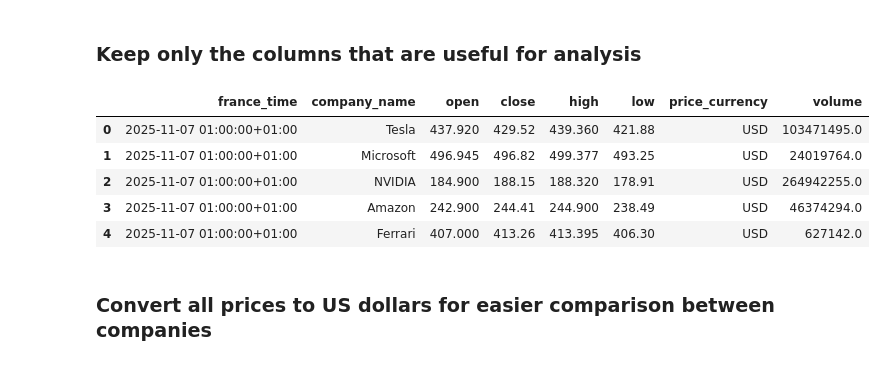
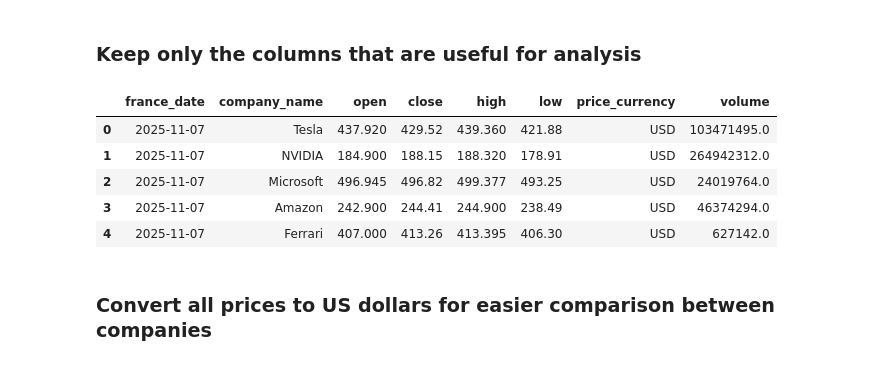
Before and after one commit to StanEM75/Finance_Monitoring, a Jupyter notebook: notebooks/data_exploration.ipynb, the cells around one changed output. Saved outputs shown, nothing was run; the diff lists cells and outputs as text; code cells hidden in the pictures.

```diff
--- a/notebooks/data_exploration.ipynb
+++ b/notebooks/data_exploration.ipynb
@@ -185,35 +188,35 @@ financial_data = financial_data.rename(columns={'name': 'company_name'})
 # %%
 # Specify the columns to keep for further analysis
 columns_to_keep = [
-                    # We only keep the French time as it is the developer's local time
-                    'france_time',
+                    # We only keep the French date as it is the developer's local time
+                    'france_date',
                     # We keep the company name to identify each row
                     'company_name',
                     # We keep the opening price to compare it with the closing price
                     'open',
                     # We keep the closing price to compare it with the opening price
                     'close',
                     # We keep the highest and lowest prices of the day for further analysis
                     'high',
                     'low',
                     # We keep the currency to know in which currency the prices are denominated
                     'price_currency',
                     # We keep the traded volume to compare quantities of stocks traded every day
                     'volume'
                 ]
 
 # Keep only the specified columns
 financial_data = financial_data[columns_to_keep]
 
 # Print the dataframe after keeping only the specified columns
 financial_data.head()
 # %% [output]
-|  | france_time | company_name | open | close | high | low | price_currency | volume |
-| 0 | 2025-11-07 01:00:00+01:00 | Tesla | 437.920 | 429.52 | 439.360 | 421.88 | USD | 103471495.0 |
-| 1 | 2025-11-07 01:00:00+01:00 | Microsoft | 496.945 | 496.82 | 499.377 | 493.25 | USD | 24019764.0 |
-| 2 | 2025-11-07 01:00:00+01:00 | NVIDIA | 184.900 | 188.15 | 188.320 | 178.91 | USD | 264942255.0 |
-| 3 | 2025-11-07 01:00:00+01:00 | Amazon | 242.900 | 244.41 | 244.900 | 238.49 | USD | 46374294.0 |
-| 4 | 2025-11-07 01:00:00+01:00 | Ferrari | 407.000 | 413.26 | 413.395 | 406.30 | USD | 627142.0 |
+|  | france_date | company_name | open | close | high | low | price_currency | volume |
+| 0 | 2025-11-07 | Tesla | 437.920 | 429.52 | 439.360 | 421.88 | USD | 103471495.0 |
+| 1 | 2025-11-07 | NVIDIA | 184.900 | 188.15 | 188.320 | 178.91 | USD | 264942312.0 |
+| 2 | 2025-11-07 | Microsoft | 496.945 | 496.82 | 499.377 | 493.25 | USD | 24019764.0 |
+| 3 | 2025-11-07 | Amazon | 242.900 | 244.41 | 244.900 | 238.49 | USD | 46374294.0 |
+| 4 | 2025-11-07 | Ferrari | 407.000 | 413.26 | 413.395 | 406.30 | USD | 627142.0 |
 # %% [markdown]
 ### Convert all prices to US dollars for easier comparison between companies
 # %%
```
Also changed, not shown: parts of 15 cells of this notebook, 1 other file.
